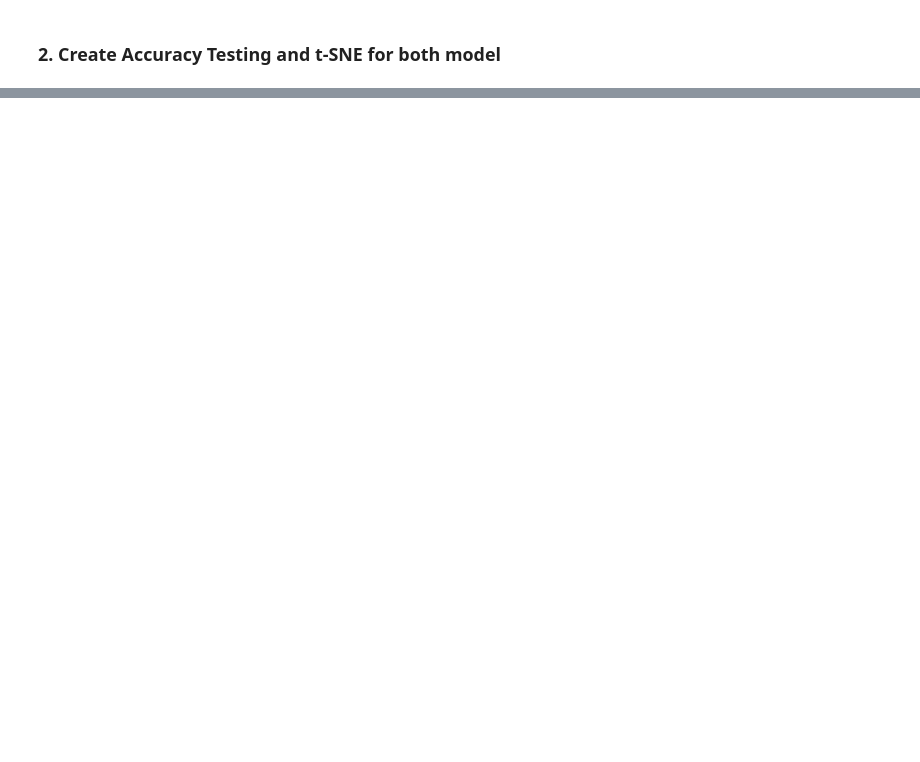
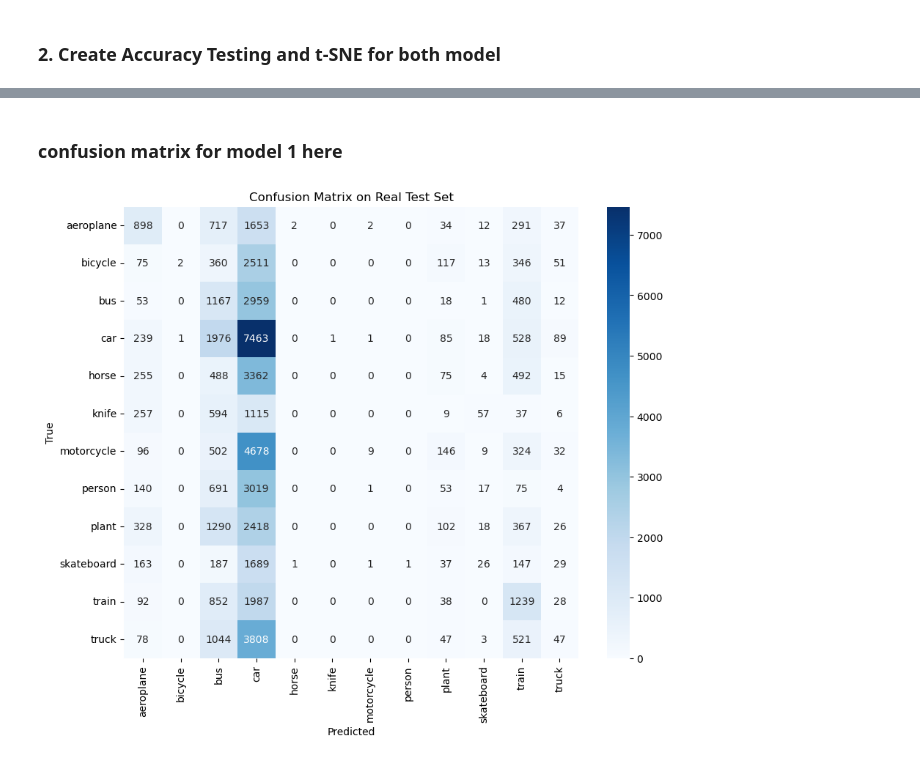
Before and after one commit to marshallia/special-topic-DA, a Jupyter notebook: baseline_comparison.ipynb, the cells around one changed output, grey strips where cells are left out. Saved outputs shown, nothing was run; the diff lists cells and outputs as text; code cells hidden in the pictures; blank space fills up the shorter version.

```diff
--- a/baseline_comparison.ipynb
+++ b/baseline_comparison.ipynb
@@ -48,0 +55,15 @@ print(f'Number of test samples: {len(test_dataset)}')
+# %%
+# create data Loader
+transform = transforms.Compose([
+    transforms.Resize((224,224)),
+    transforms.ToTensor(),
+    transforms.Normalize(mean=[0.485, 0.456, 0.406], std=[0.229, 0.224, 0.225])
+])
+
+test_dataset = datasets.ImageFolder(TEST_DIR, transform=transform)
+test_loader = DataLoader(test_dataset, batch_size=BATCH_SIZE, shuffle=False)
+train_dataset = datasets.ImageFolder(TRAIN_DIR, transform=transform)
+train_loader = DataLoader(train_dataset, batch_size=BATCH_SIZE, shuffle=False)
+classes = test_dataset.classes
+print(f'Classes: {classes}')
+print(f'Number of test samples: {len(test_dataset)}')
@@ -49,19 +73,21 @@ print(f'Number of test samples: {len(test_dataset)}')
 # %%
-# Prediction using model 1
-all_labels = []
-all_preds = []
-all_feature = []
+# Prediction using model 1 on test dataset
+all_test_labels1 = []
+all_test_preds1 = []
+all_test_feature1 = []
 
 with torch.no_grad():
     for inputs, labels in test_loader:
         inputs, labels = inputs.to(DEVICE), labels.to(DEVICE)
         outputs = model1(inputs)
         _, preds = torch.max(outputs, 1)
-        all_labels.extend(labels.cpu().numpy())
-        all_preds.extend(preds.cpu().numpy())
 
-all_labels = np.array(all_labels)
-all_preds = np.array(all_preds)
+        all_test_feature1.extend(outputs.cpu().numpy())
+        all_test_labels1.extend(labels.cpu().numpy())
+        all_test_preds1.extend(preds.cpu().numpy())
+
+all_labels = np.array(all_test_labels1)
+all_preds = np.array(all_test_preds1)
 
 # Overall Accuracy
 accuracy = np.mean(all_preds == all_labels)
@@ -72,0 +120,16 @@ print('Classification Report:\n', report)
+# %% [markdown]
+<h3>confusion matrix for model 1 here </h3>
+# %%
+# Code to confusion matrix from model 1
+from matplotlib import pyplot as plt
+import seaborn as sns
+
+cm = confusion_matrix(all_labels, all_preds)
+plt.figure(figsize=(10,8))
+sns.heatmap(cm, annot=True, fmt='d', cmap='Blues', xticklabels=classes, yticklabels=classes)
+plt.xlabel('Predicted')
+plt.ylabel('True')
+plt.title('Confusion Matrix on Real Test Set')
+plt.show()
+# %% [output]
+[figure, added]
```
Also changed, not shown: parts of 19 cells of this notebook, 2 other files.
